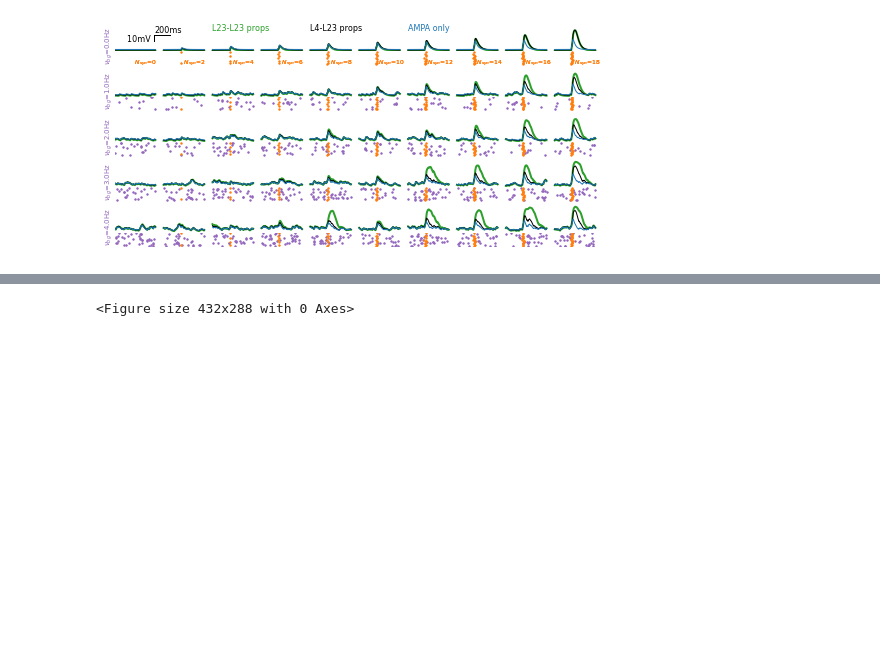
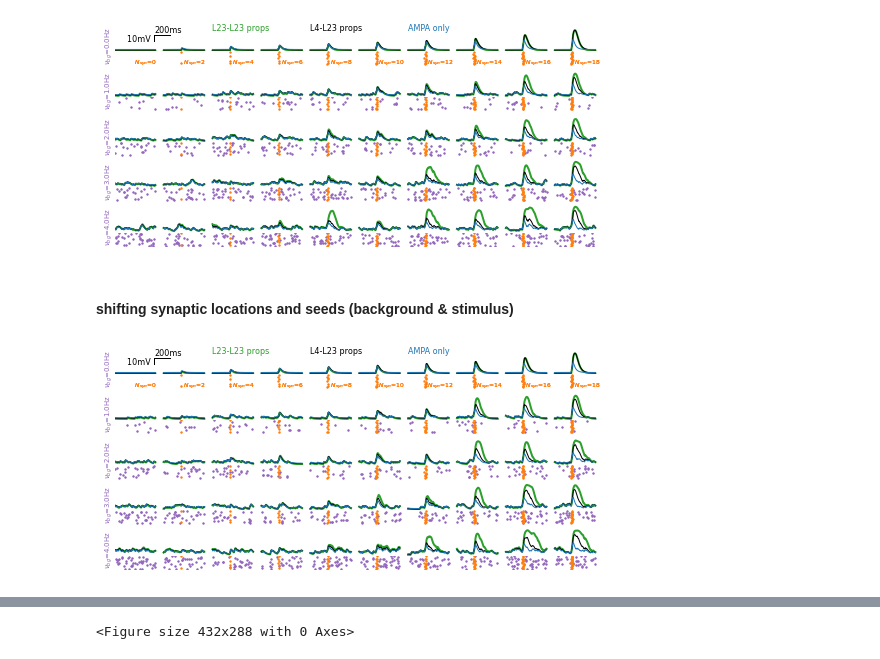
Before and after one commit to yzerlaut/zinc-NMDA-modulation, a Jupyter notebook: Sensitivity_to_Background_Modulation.ipynb, the cells around one changed output, grey strips where cells are left out. Cells and saved outputs as stored; diff of their text form; code cells hidden in the pictures; blank space fills up the shorter version.

```diff
--- a/Sensitivity_to_Background_Modulation.ipynb
+++ b/Sensitivity_to_Background_Modulation.ipynb
@@ -44,3 +47,13 @@ fig = plot_single_sim_bg_data(RESP_PASSIVE, ge,
 fig.savefig(os.path.join('figures', 'bg-dep-passive-full-example-single-trial.png'), dpi=300)
 # %% [output]
 [figure]
+# %% [markdown]
+#### shifting synaptic locations and seeds (background & stimulus)
+# %%
+props['syn_location'] = 2
+props['stimseeds'] = [1]
+props['seeds'] = [2]
+fig = plot_single_sim_bg_data(RESP_PASSIVE, ge,
+                              bg_levels=[0,1,2,3,4], **props)
+# %% [output]
+[figure, added]
```
Also changed, not shown: parts of 18 cells of this notebook, 2 other files.
